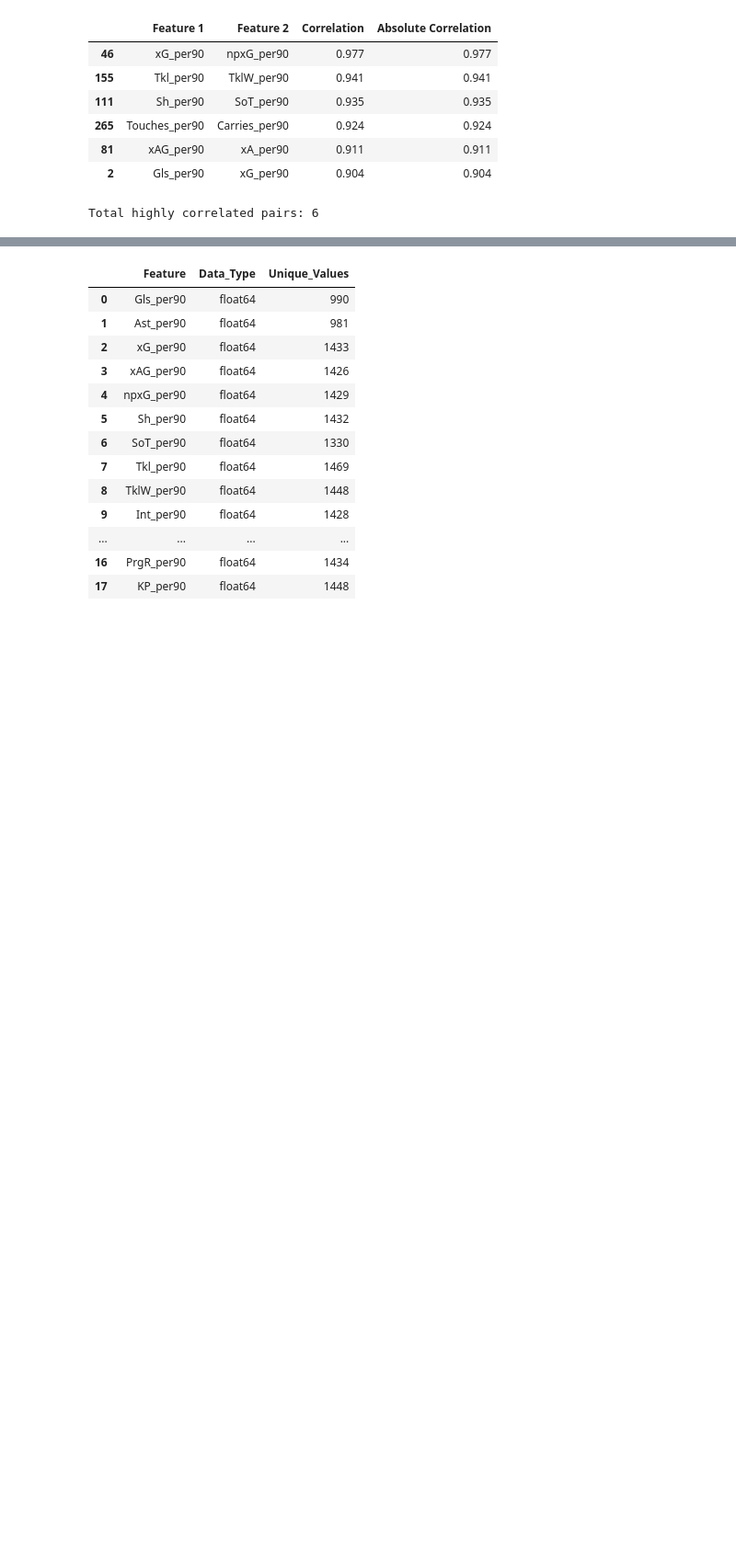
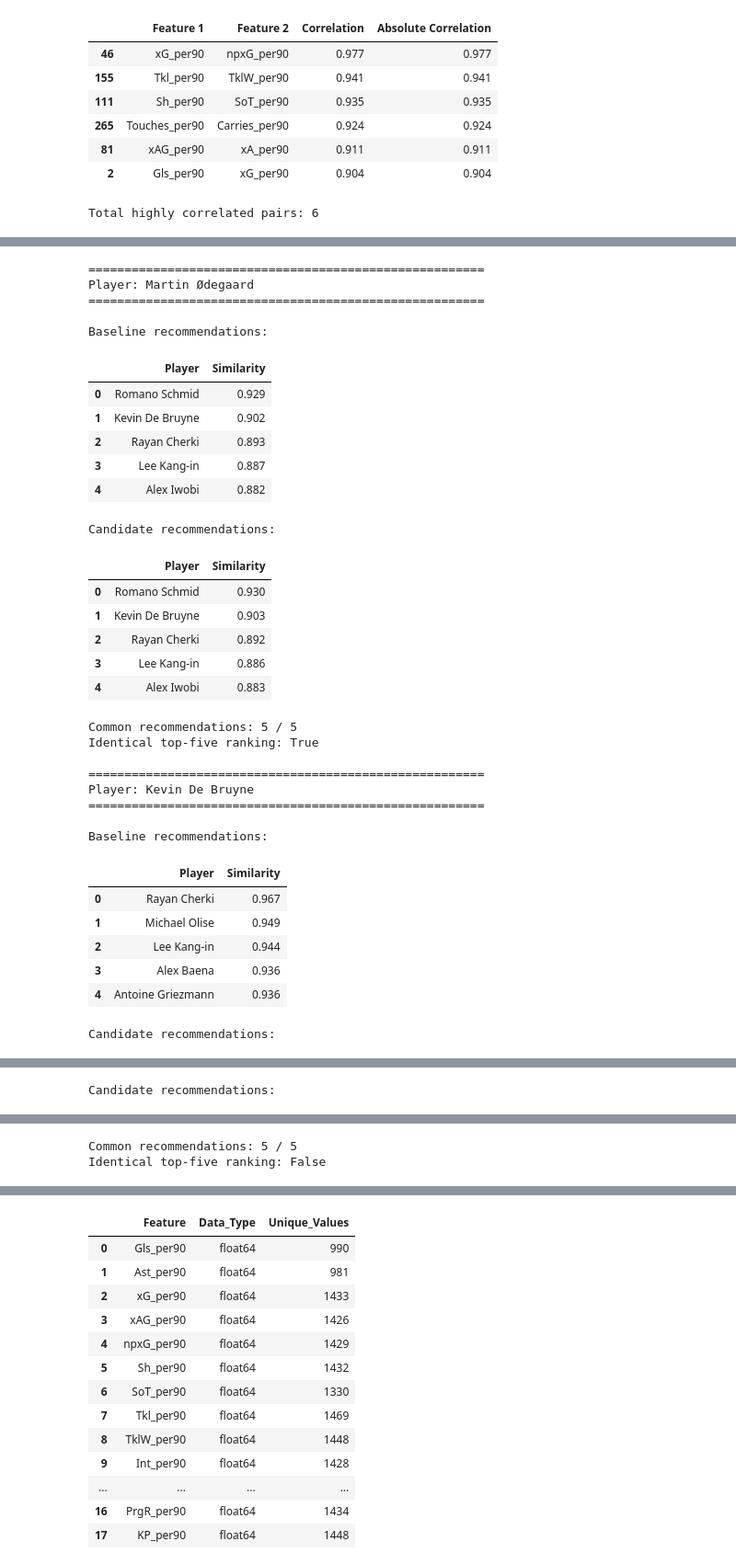
Before and after one commit to ApoorvaKharga/football-player-recommender, a Jupyter notebook: notebooks/01_dataset_audit.ipynb, the cells around one changed output, grey strips where cells are left out. Shown at 92% size. Drawn from its saved outputs; the diff is of its cells as text; code cells hidden in the pictures; blank space fills up the shorter version.

Commit message:
Build and evaluate football player similarity models

```diff
--- a/notebooks/01_dataset_audit.ipynb
+++ b/notebooks/01_dataset_audit.ipynb
@@ -1479,9 +1482,7 @@ aggregation_rules.update({
 })
 
 df_player_season = (
-    df_2024
-    .groupby("Player", as_index=False)
-    .agg(aggregation_rules)
+    df_2024.groupby("Player", as_index=False).agg(aggregation_rules)
 )
 
 print("Original rows:", len(df_2024))
@@ -2562,0 +2542,73 @@ Martin Ødegaard — Baseline Model
+# %%
+test_players = [
+    "Martin Ødegaard",
+    "Kevin De Bruyne",
+    "Harry Kane"
+]
+
+for player in test_players:
+
+    baseline_results = get_similar_players(
+        player, similarity_baseline, top_n=5
+    )
+
+    candidate_results = get_similar_players(
+        player, similarity_candidate, top_n=5
+    )
+
+    if baseline_results is None or candidate_results is None:
+        continue
+
+    baseline_names = baseline_results["Player"].tolist()
+    candidate_names = candidate_results["Player"].tolist()
+
+    common_players = set(baseline_names) & set(candidate_names)
+
+    identical_ranking = baseline_names == candidate_names
+
+    print(f"\n{'=' * 55}")
+    print(f"Player: {player}")
+    print("=" * 55)
+
+    print("\nBaseline recommendations:")
+    display(baseline_results[["Player", "Similarity"]].round(3))
+
+    print("Candidate recommendations:")
+    display(candidate_results[["Player", "Similarity"]].round(3))
+
+    print("Common recommendations:", len(common_players), "/ 5")
+    print("Identical top-five ranking:", identical_ranking)
+# %% [output]
+=======================================================
+Player: Martin Ødegaard
+=======================================================
+
+Baseline recommendations:
+|  | Player | Similarity |
+| 0 | Romano Schmid | 0.929 |
+| 1 | Kevin De Bruyne | 0.902 |
+| 2 | Rayan Cherki | 0.893 |
+| 3 | Lee Kang-in | 0.887 |
+| 4 | Alex Iwobi | 0.882 |
+Candidate recommendations:
+|  | Player | Similarity |
+| 0 | Romano Schmid | 0.930 |
+| 1 | Kevin De Bruyne | 0.903 |
+| 2 | Rayan Cherki | 0.892 |
+| 3 | Lee Kang-in | 0.886 |
+| 4 | Alex Iwobi | 0.883 |
+Common recommendations: 5 / 5
+Identical top-five ranking: True
+
+=======================================================
+Player: Kevin De Bruyne
+=======================================================
+
+Baseline recommendations:
+|  | Player | Similarity |
+| 0 | Rayan Cherki | 0.967 |
+| 1 | Michael Olise | 0.949 |
+| 2 | Lee Kang-in | 0.944 |
+| 3 | Alex Baena | 0.936 |
+| 4 | Antoine Griezmann | 0.936 |
+Candidate recommendations:
@@ -2562,0 +2635 @@ Martin Ødegaard — Baseline Model
+Candidate recommendations:
@@ -2562,0 +2642,2 @@ Martin Ødegaard — Baseline Model
+Common recommendations: 5 / 5
+Identical top-five ranking: False
```
Also changed, not shown: parts of 16 cells of this notebook.
